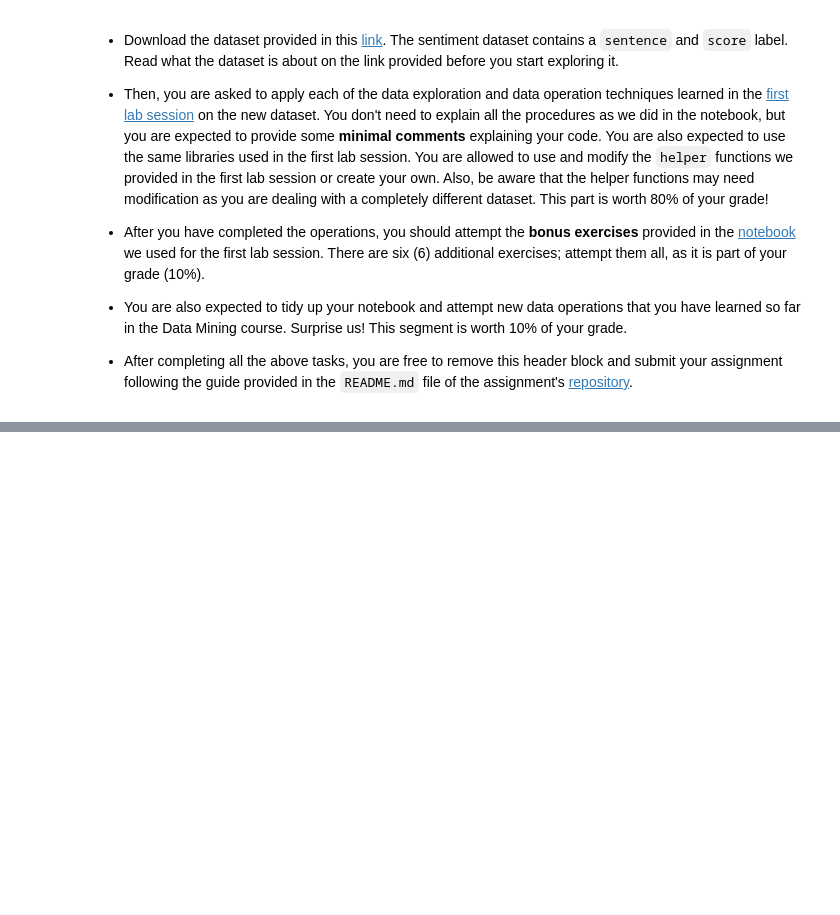
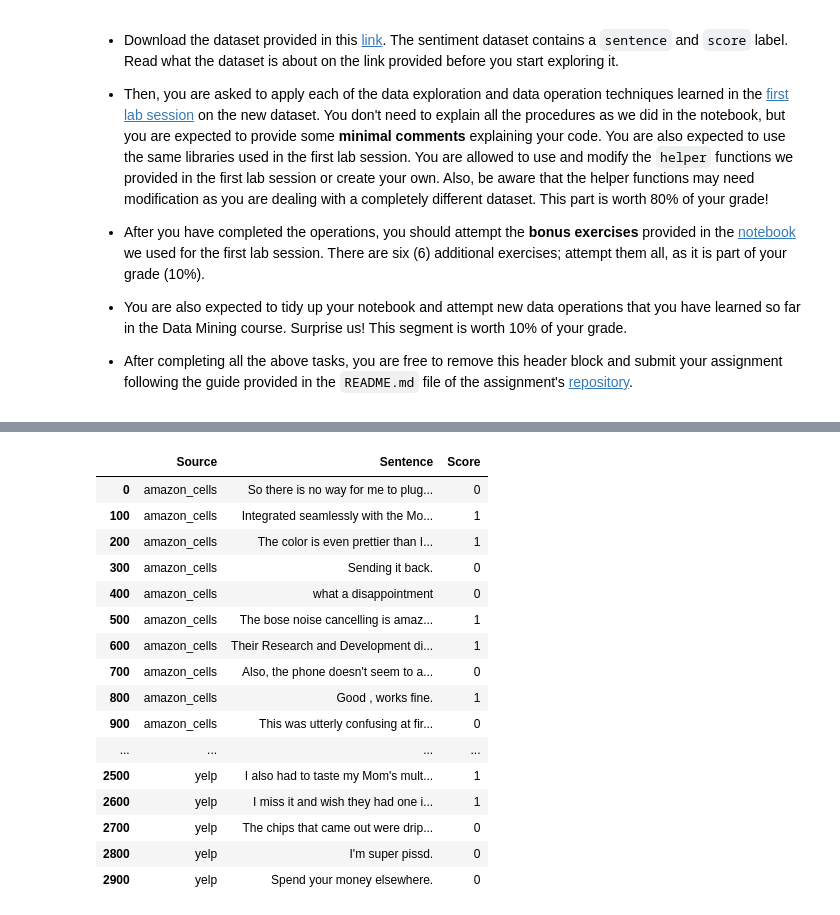
Before and after one commit to niraj221/data_mining_hw_1, a Jupyter notebook: hw_1.ipynb, the cells around one changed output, grey strips where cells are left out. Saved outputs shown, nothing was run; the diff lists cells and outputs as text; code cells hidden in the pictures; blank space fills up the shorter version.

```diff
--- a/hw_1.ipynb
+++ b/hw_1.ipynb
@@ -96,0 +134,21 @@ data_train[0:10]
+# %%
+# 30 lines in intervals of 100
+X.iloc[::100, :][0:30]
+# %% [output]
+|  | Source | Sentence | Score |
+| 0 | amazon_cells | So there is no way for me to plug... | 0 |
+| 100 | amazon_cells | Integrated seamlessly with the Mo... | 1 |
+| 200 | amazon_cells | The color is even prettier than I... | 1 |
+| 300 | amazon_cells | Sending it back. | 0 |
+| 400 | amazon_cells | what a disappointment | 0 |
+| 500 | amazon_cells | The bose noise cancelling is amaz... | 1 |
+| 600 | amazon_cells | Their Research and Development di... | 1 |
+| 700 | amazon_cells | Also, the phone doesn't seem to a... | 0 |
+| 800 | amazon_cells | Good , works fine. | 1 |
+| 900 | amazon_cells | This was utterly confusing at fir... | 0 |
+| ... | ... | ... | ... |
+| 2500 | yelp | I also had to taste my Mom's mult... | 1 |
+| 2600 | yelp | I miss it and wish they had one i... | 1 |
+| 2700 | yelp | The chips that came out were drip... | 0 |
+| 2800 | yelp | I'm super pissd. | 0 |
+| 2900 | yelp | Spend your money elsewhere. | 0 |
```
Also changed, not shown: parts of 50 cells of this notebook, 2 other files.
